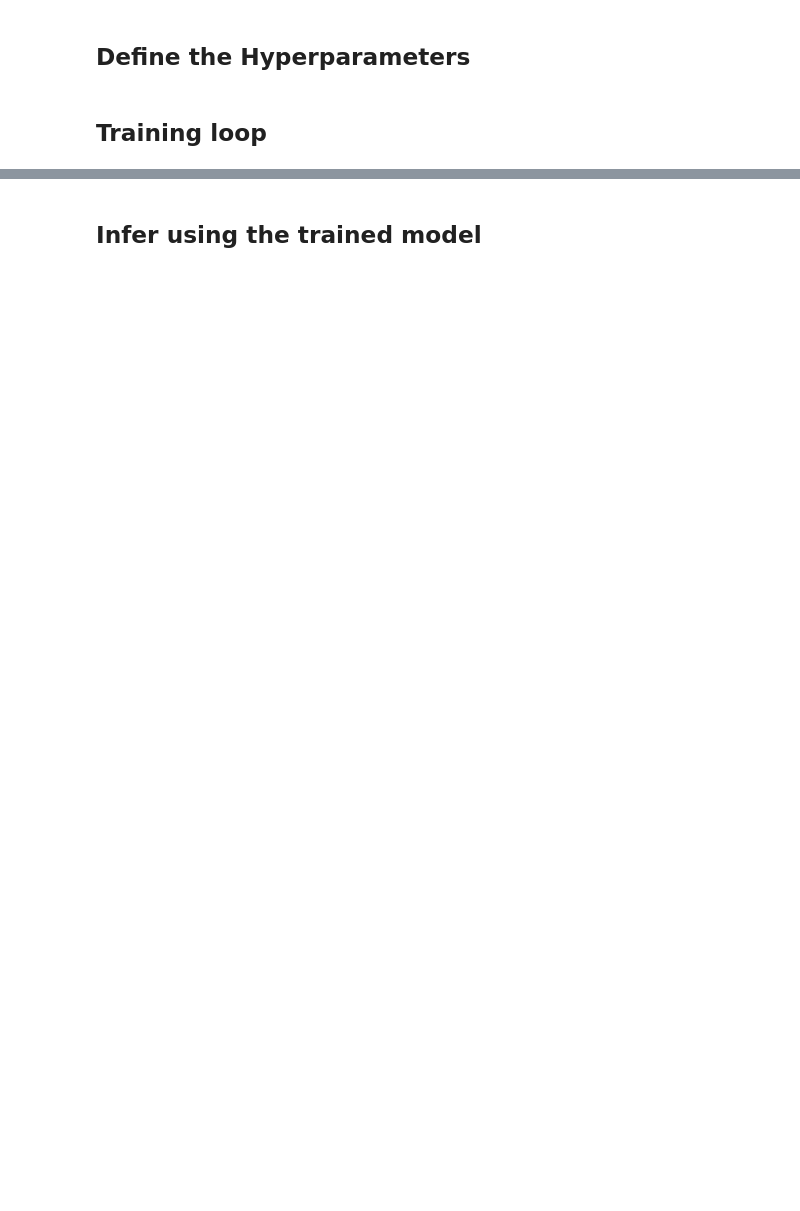
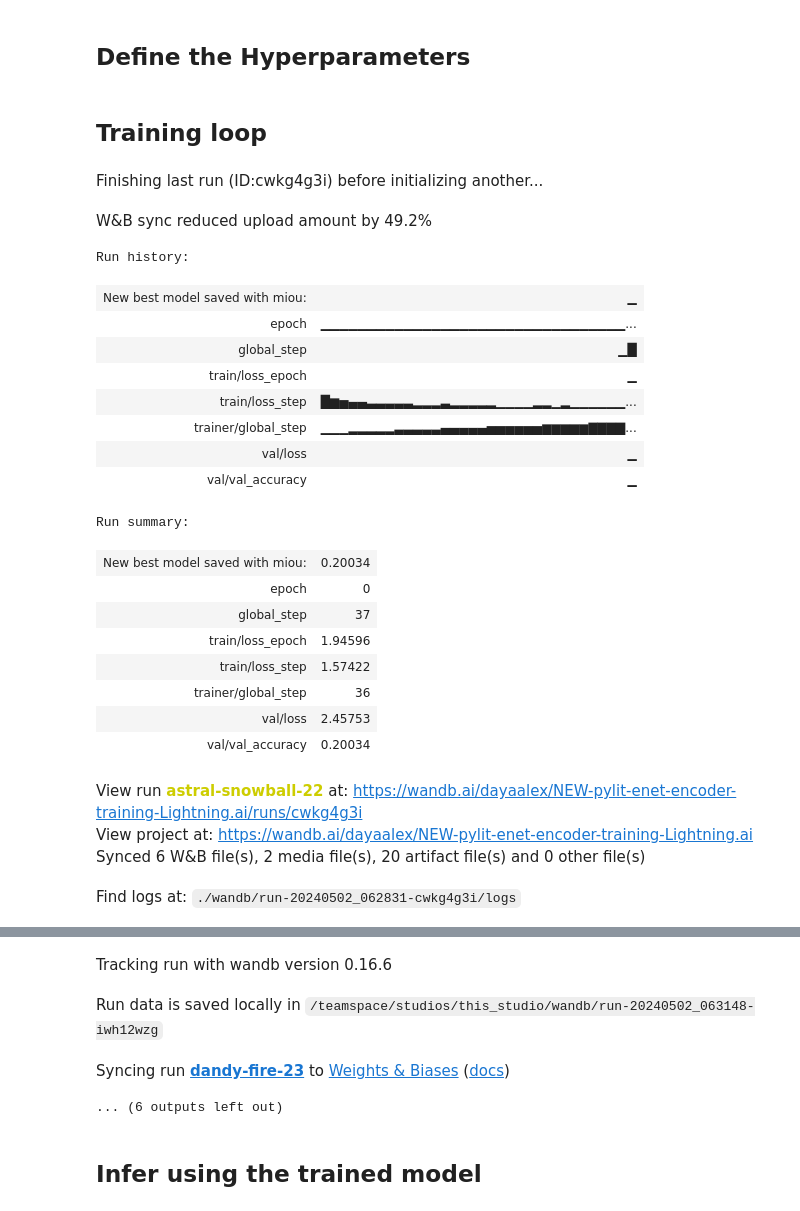
Before and after one commit to DayaAlex/ENet-Road-segmentation, a Jupyter notebook: enet-camvid-encoder-training.ipynb, the cells around one changed output, grey strips where cells are left out. Drawn from its saved outputs; the diff is of its cells as text; code cells hidden in the pictures; blank space fills up the shorter version.

```diff
--- a/enet-camvid-encoder-training.ipynb
+++ b/enet-camvid-encoder-training.ipynb
@@ -843,3 +835,5 @@ class camvid_lite(pl.LightningDataModule):
 datamod = camvid_lite()
 datamod.prepare_data()
 datamod.setup()
+# %%
+model = ENetEncoder(12, datamod.class_weights)
@@ -1030,0 +1033,27 @@ def train_using_wandb(config =None):
+# %%
+train_using_wandb()
+# %% [output]
+Finishing last run (ID:cwkg4g3i) before initializing another...
+W&B sync reduced upload amount by 49.2%
+Run history:
+| New best model saved with miou: | ▁ |
+| epoch | ▁▁▁▁▁▁▁▁▁▁▁▁▁▁▁▁▁▁▁▁▁▁▁▁▁▁▁▁▁▁▁▁▁... |
+| global_step | ▁█ |
+| train/loss_epoch | ▁ |
+| train/loss_step | █▆▅▄▄▃▃▃▃▃▂▂▂▃▂▂▂▂▂▁▁▁▁▂▂▁▂▁▁▁▁▁▁... |
+| trainer/global_step | ▁▁▁▂▂▂▂▂▃▃▃▃▃▄▄▄▄▄▅▅▅▅▅▅▆▆▆▆▆▇▇▇▇... |
+| val/loss | ▁ |
+| val/val_accuracy | ▁ |
+Run summary:
+| New best model saved with miou: | 0.20034 |
+| epoch | 0 |
+| global_step | 37 |
+| train/loss_epoch | 1.94596 |
+| train/loss_step | 1.57422 |
+| trainer/global_step | 36 |
+| val/loss | 2.45753 |
+| val/val_accuracy | 0.20034 |
+View run astral-snowball-22 at: https://wandb.ai/dayaalex/NEW-pylit-enet-encoder-training-Lightning.ai/runs/cwkg4g3i
+View project at: https://wandb.ai/dayaalex/NEW-pylit-enet-encoder-training-Lightning.ai
+Synced 6 W&B file(s), 2 media file(s), 20 artifact file(s) and 0 other file(s)
+Find logs at: ./wandb/run-20240502_062831-cwkg4g3i/logs
@@ -1031,3 +1061,7 @@ def train_using_wandb(config =None):
+Tracking run with wandb version 0.16.6
+Run data is saved locally in /teamspace/studios/this_studio/wandb/run-20240502_063148-iwh12wzg
+Syncing run dandy-fire-23 to Weights & Biases (docs)
+... (6 outputs left out)
 # %% [markdown]
 ## Infer using the trained model
 # %%
```
Also changed, not shown: parts of 23 cells of this notebook.
